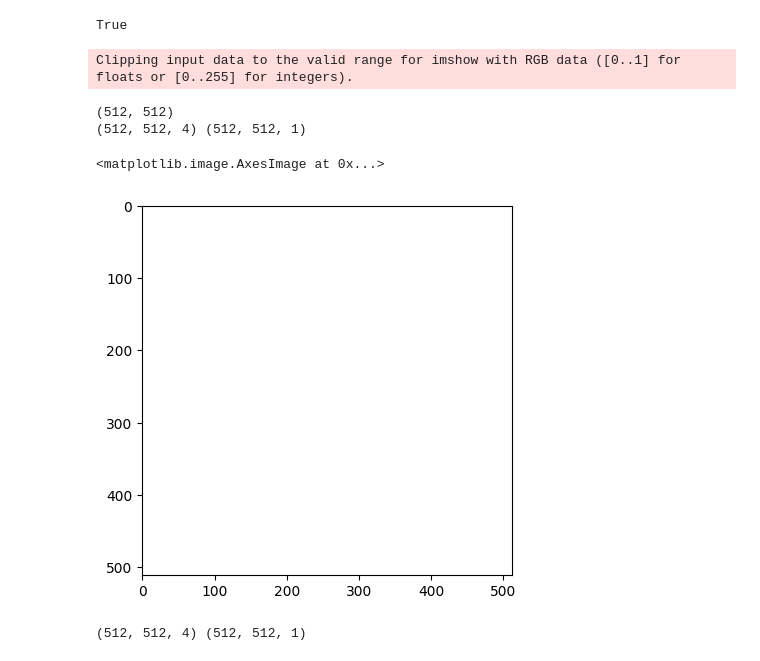
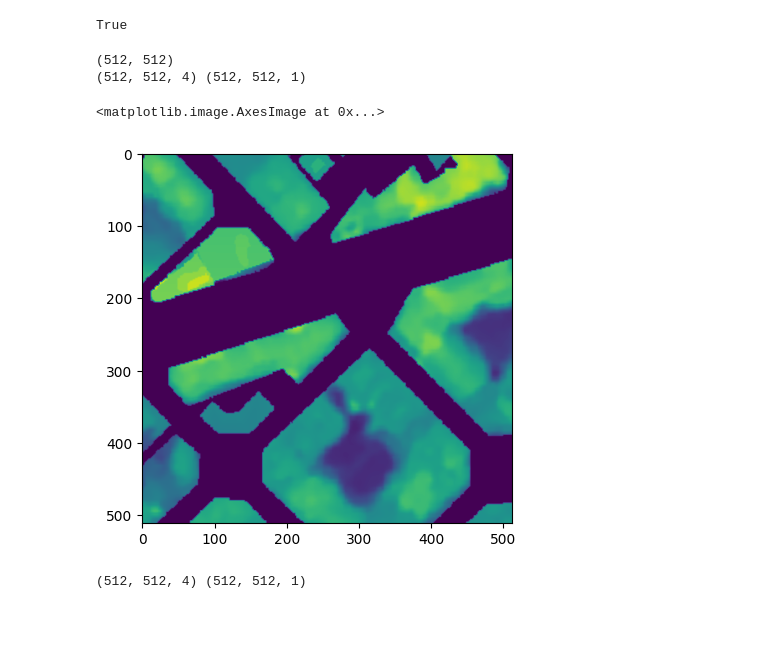
Before and after one commit to HowlTown/imagepro, a Jupyter notebook: test.ipynb, the cells around one changed output. Drawn from its saved outputs; the diff is of its cells as text; code cells hidden in the pictures; blank space fills up the shorter version.

```diff
--- a/test.ipynb
+++ b/test.ipynb
@@ -8,28 +8,27 @@ import pickle
 # %%
 import numpy as np
 from skimage import io
 from matplotlib import pyplot as plt
 image_path = "IEEE_data/dataset/train/image/GF2_Brasilia_-15.8652_-47.9337.npy"
-dsm_path = "IEEE_data/dataset/train/dsm/GF2_Brasilia_-15.8652_-47.9337.tif"
+dsm_path = "IEEE_data/dataset/test/dsm/SV_Barcelona_41.3953_2.1498.tif"
 
 image = np.load(image_path)
 image = np.transpose(image,(1,2,0))
 
 label = io.imread(dsm_path)
 print(label.shape)
 label = np.reshape(label,(label.shape[0],label.shape[1],1))
 
 image = image.astype(np.float32)
 label = label.astype(np.float32)
 
 print(image.shape,label.shape)
 plt.imshow(label)
 # %% [output]
-Clipping input data to the valid range for imshow with RGB data ([0..1] for floats or [0..255] for integers).
+(512, 512)
+(512, 512, 4) (512, 512, 1)
-(512, 512)
-(512, 512, 4) (512, 512, 1)
+<matplotlib.image.AxesImage at 0x...>
-<matplotlib.image.AxesImage at 0x...>
-[figure, old version]
+[figure, new version]
 # %%
 print(image.shape,label.shape)
 # %% [output]
```
Also changed, not shown: 29 other files.
